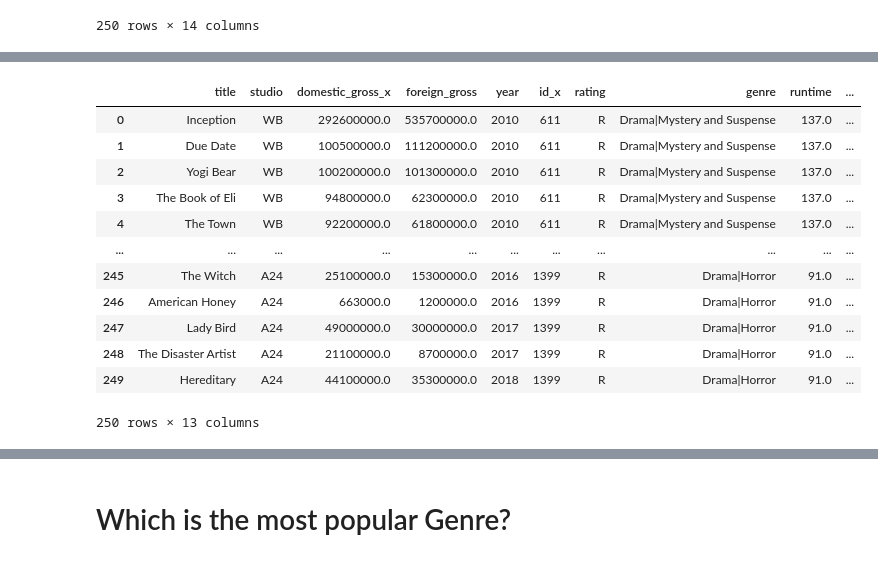
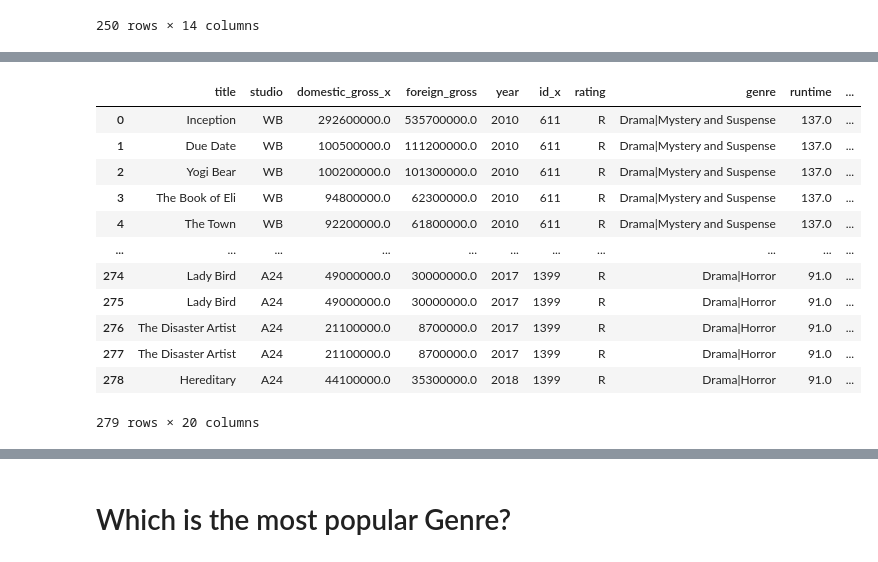
Before and after one commit to MyraKadenge/phase-1-project-v2-4, a Jupyter notebook: student.ipynb, the cells around one changed output, grey strips where cells are left out. Cells and saved outputs as stored; diff of their text form; code cells hidden in the pictures.

```diff
--- a/student.ipynb
+++ b/student.ipynb
@@ -384,0 +392,4 @@ memory usage: 2.0+ MB
+# %%
+df4.drop(['original_language',], axis=1, inplace=True)
+# %%
+df4.drop(['original_title'], axis=1, inplace=True)
@@ -445,3 +472,5 @@ final_dataset
 | 248 | The Disaster Artist | A24 | 21100000.0 | 8700000.0 | 2017 | 1399 | R | Drama|Horror | 91.0 | ... |
 | 249 | Hereditary | A24 | 44100000.0 | 35300000.0 | 2018 | 1399 | R | Drama|Horror | 91.0 | ... |
 250 rows × 14 columns
+# %%
+final_dataset1=pd.merge(final_dataset,df4, on='title')
@@ -448,18 +493,18 @@ final_dataset
 # %%
 #Now lets drop one column for domestic_gross since they are two
-final_dataset.drop(['domestic_gross_y'],axis = 1,inplace = True)
-final_dataset
+final_dataset1.drop(['domestic_gross_y'],axis = 1,inplace = True)
+final_dataset1
 # %% [output]
 |  | title | studio | domestic_gross_x | foreign_gross | year | id_x | rating | genre | runtime | ... |
 | 0 | Inception | WB | 292600000.0 | 535700000.0 | 2010 | 611 | R | Drama|Mystery and Suspense | 137.0 | ... |
 | 1 | Due Date | WB | 100500000.0 | 111200000.0 | 2010 | 611 | R | Drama|Mystery and Suspense | 137.0 | ... |
 | 2 | Yogi Bear | WB | 100200000.0 | 101300000.0 | 2010 | 611 | R | Drama|Mystery and Suspense | 137.0 | ... |
 | 3 | The Book of Eli | WB | 94800000.0 | 62300000.0 | 2010 | 611 | R | Drama|Mystery and Suspense | 137.0 | ... |
 | 4 | The Town | WB | 92200000.0 | 61800000.0 | 2010 | 611 | R | Drama|Mystery and Suspense | 137.0 | ... |
 | ... | ... | ... | ... | ... | ... | ... | ... | ... | ... | ... |
-| 245 | The Witch | A24 | 25100000.0 | 15300000.0 | 2016 | 1399 | R | Drama|Horror | 91.0 | ... |
-| 246 | American Honey | A24 | 663000.0 | 1200000.0 | 2016 | 1399 | R | Drama|Horror | 91.0 | ... |
-| 247 | Lady Bird | A24 | 49000000.0 | 30000000.0 | 2017 | 1399 | R | Drama|Horror | 91.0 | ... |
-| 248 | The Disaster Artist | A24 | 21100000.0 | 8700000.0 | 2017 | 1399 | R | Drama|Horror | 91.0 | ... |
-| 249 | Hereditary | A24 | 44100000.0 | 35300000.0 | 2018 | 1399 | R | Drama|Horror | 91.0 | ... |
+| 274 | Lady Bird | A24 | 49000000.0 | 30000000.0 | 2017 | 1399 | R | Drama|Horror | 91.0 | ... |
+| 275 | Lady Bird | A24 | 49000000.0 | 30000000.0 | 2017 | 1399 | R | Drama|Horror | 91.0 | ... |
+| 276 | The Disaster Artist | A24 | 21100000.0 | 8700000.0 | 2017 | 1399 | R | Drama|Horror | 91.0 | ... |
+| 277 | The Disaster Artist | A24 | 21100000.0 | 8700000.0 | 2017 | 1399 | R | Drama|Horror | 91.0 | ... |
+| 278 | Hereditary | A24 | 44100000.0 | 35300000.0 | 2018 | 1399 | R | Drama|Horror | 91.0 | ... |
-250 rows × 13 columns
+279 rows × 20 columns
```
Also changed, not shown: parts of 17 cells of this notebook.
